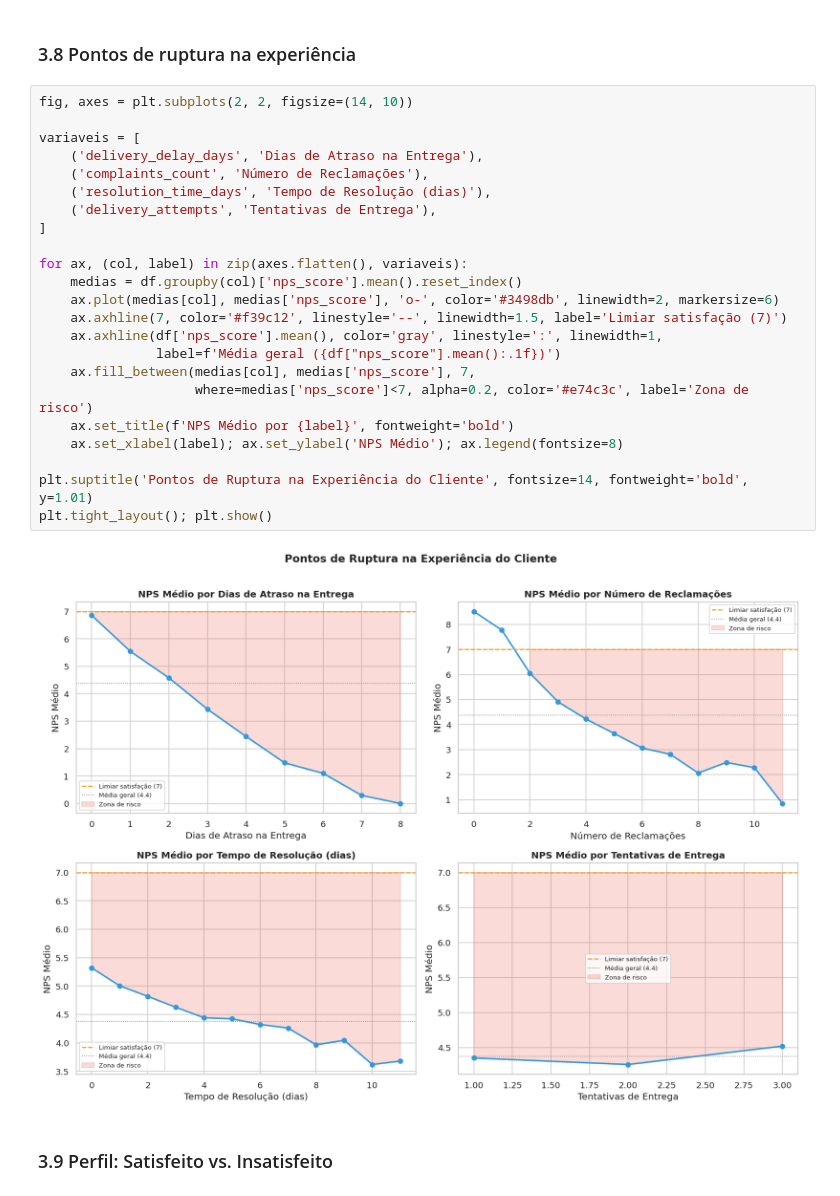
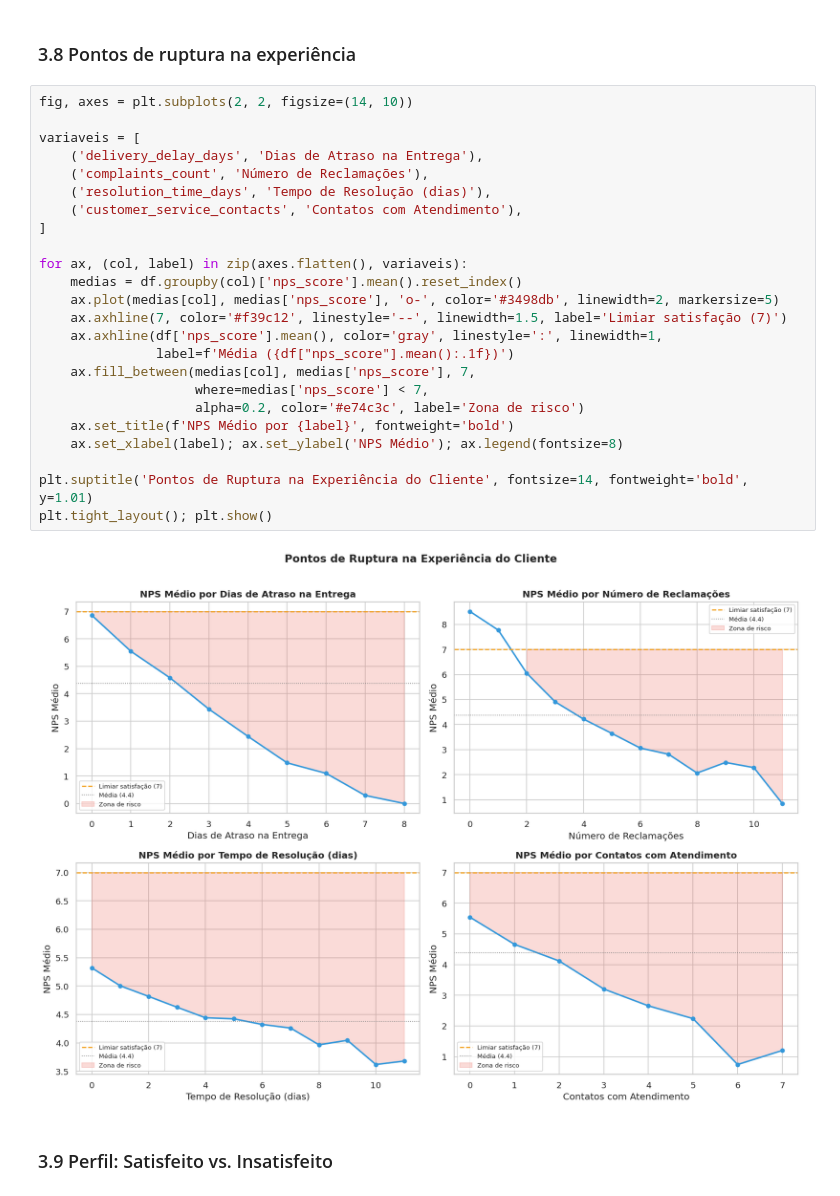
Before and after one commit to ldamaske/1IAST-Fase1, a Jupyter notebook: notebooks/tech_challenge_nps.ipynb, the cells around one changed output. Cells and saved outputs as stored; diff of their text form.

```diff
--- a/notebooks/tech_challenge_nps.ipynb
+++ b/notebooks/tech_challenge_nps.ipynb
@@ -292,28 +320,29 @@ plt.tight_layout(); plt.show()
 # %%
 fig, axes = plt.subplots(2, 2, figsize=(14, 10))
 
 variaveis = [
     ('delivery_delay_days', 'Dias de Atraso na Entrega'),
     ('complaints_count', 'Número de Reclamações'),
     ('resolution_time_days', 'Tempo de Resolução (dias)'),
-    ('delivery_attempts', 'Tentativas de Entrega'),
+    ('customer_service_contacts', 'Contatos com Atendimento'),
 ]
 
 for ax, (col, label) in zip(axes.flatten(), variaveis):
     medias = df.groupby(col)['nps_score'].mean().reset_index()
-    ax.plot(medias[col], medias['nps_score'], 'o-', color='#3498db', linewidth=2, markersize=6)
+    ax.plot(medias[col], medias['nps_score'], 'o-', color='#3498db', linewidth=2, markersize=5)
     ax.axhline(7, color='#f39c12', linestyle='--', linewidth=1.5, label='Limiar satisfação (7)')
     ax.axhline(df['nps_score'].mean(), color='gray', linestyle=':', linewidth=1,
-               label=f'Média geral ({df["nps_score"].mean():.1f})')
+               label=f'Média ({df["nps_score"].mean():.1f})')
     ax.fill_between(medias[col], medias['nps_score'], 7,
-                    where=medias['nps_score']<7, alpha=0.2, color='#e74c3c', label='Zona de risco')
+                    where=medias['nps_score'] < 7,
+                    alpha=0.2, color='#e74c3c', label='Zona de risco')
     ax.set_title(f'NPS Médio por {label}', fontweight='bold')
     ax.set_xlabel(label); ax.set_ylabel('NPS Médio'); ax.legend(fontsize=8)
 
 plt.suptitle('Pontos de Ruptura na Experiência do Cliente', fontsize=14, fontweight='bold', y=1.01)
 plt.tight_layout(); plt.show()
 # %% [output]
-[figure, old version]
+[figure, new version]
 # %% [markdown]
 ### 3.9 Perfil: Satisfeito vs. Insatisfeito
 # %%
```
Also changed, not shown: parts of 29 cells of this notebook.
